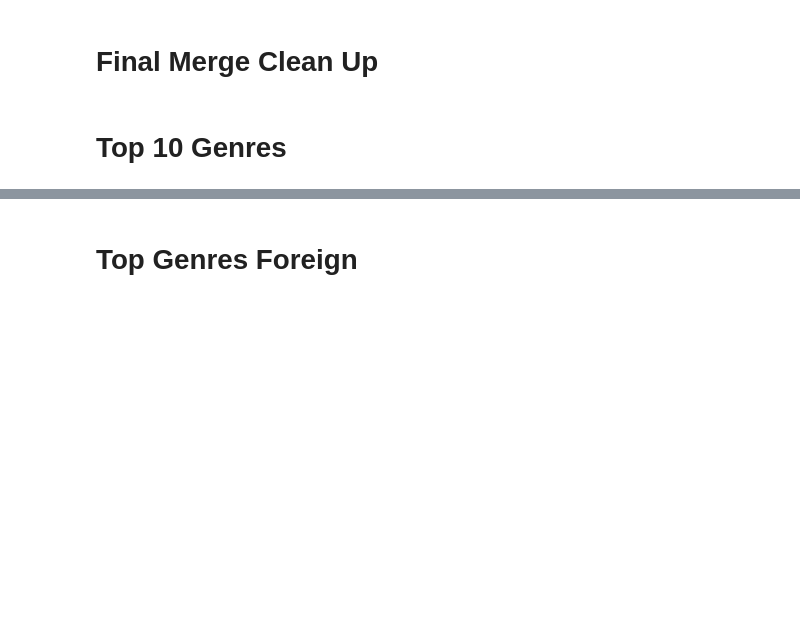
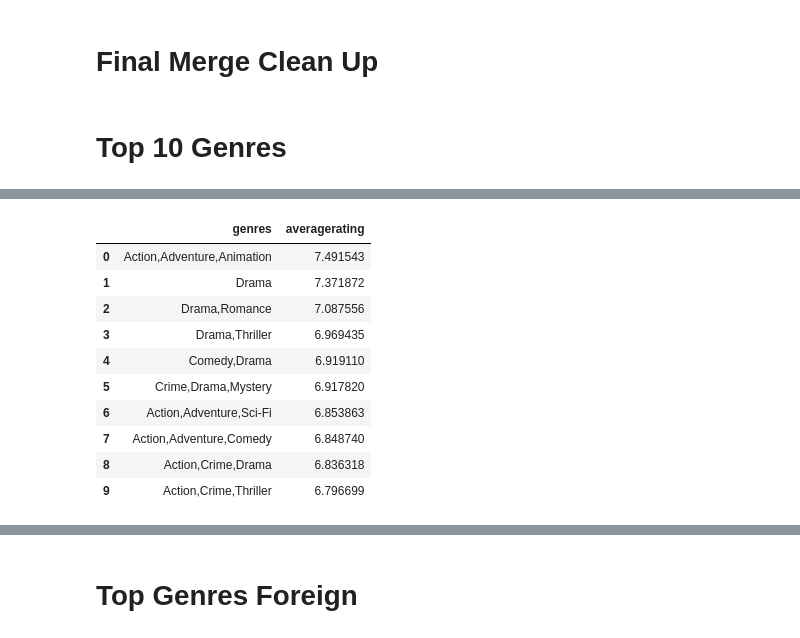
Before and after one commit to kyledufrane/Microsoft_Movie_Analysis, a Jupyter notebook: working_notebooks/updated_imdb.ipynb, the cells around one changed output, grey strips where cells are left out. Saved outputs shown, nothing was run; the diff lists cells and outputs as text; code cells hidden in the pictures; blank space fills up the shorter version.

```diff
--- a/working_notebooks/updated_imdb.ipynb
+++ b/working_notebooks/updated_imdb.ipynb
@@ -524,32 +524,32 @@ final_merge.drop('directors_y', 1, inplace=True)
 # %% [markdown]
 # Top 10 Genres
 # %%
-# Filtering genres by value counts
-list_of_genres = final_merge['genres'].value_counts()[:50]
+def top_10_genres(genre):
+    # Filtering genres by value counts
+    list_of_genres = final_merge['genres'].value_counts()[:50]
 
-#All genres with a total number of votes greater than 30000
-all_genres = final_merge[(final_merge['genres'].isin(list_of_genres.index)) &\
-                         (final_merge['numvotes'] >= 30000)&\
-                         (final_merge['start_year'] >= 2010)]
+    #All genres with a total number of votes greater than 30000
+    all_genres  = genre[(genre['genres'].isin(list_of_genres.index)) &\
+                         (genre['numvotes'] >= 30000)&\
+                         (genre['start_year'] >= 2010)]
 
-#Dropping duplicate tconst values
-genre_drop_duplicates = all_genres.drop_duplicates(subset = 'tconst')
+    #Filtering genre value counts based on above filter
+    all_genre = all_genres['genres'].value_counts()
 
-#Filtering genre value counts based on above filter
-all_genres = genre_drop_duplicates['genres'].value_counts()
+    #Filtering genres based on total value counts greater than their mean
+    all_genres_greater_mean = all_genre.values >= all_genre.values.mean()
 
-#Filtering genres based on total value counts greater than 20 (mean = 20.32608695652174)
-all_genres_greater_100 = all_genres.values >= 20
+    #Filtering genres with a count over 20 against the all_genres filter
+    the_genres_name = all_genre[all_genres_greater_mean]
 
-#Filtering genres with a count over 20 against the all_genres filter
-the_genres_name = all_genres[all_genres_greater_100]
+    #Filtering the_genres_name against the complete dataset
+    filter_with_full_table = all_genres[(all_genres['genres'].isin(the_genres_name.index))]
 
-#Filtering the_genres_name against the complete dataset
-filter_with_full_table = final_merge[(final_merge['genres'].isin(the_genres_name.index))]
+    #Creating a table of top 10 genres
+    top_10_genres = pd.DataFrame(filter_with_full_table.groupby('genres')['averagerating'].mean().sort_values(ascending = False))[:10]
 
-#Creating a table of top 10 genres excluding the top 6 which are documentaries or biographies
-top_10_genres = pd.DataFrame(filter_with_full_table.groupby('genres')['averagerating'].mean().sort_values(ascending = False))[:10]
+    #Resetting the index
+    top_10_genres = top_10_genres.reset_index()
 
-#Resetting the index
-top_10_genres = top_10_genres.reset_index()
-top_10_genres
+    #Finding results
+    return top_10_genres
@@ -612,0 +556,14 @@ top_10_genres_us
+# %%
+top_10_genres(final_merge)
+# %% [output]
+|  | genres | averagerating |
+| 0 | Action,Adventure,Animation | 7.491543 |
+| 1 | Drama | 7.371872 |
+| 2 | Drama,Romance | 7.087556 |
+| 3 | Drama,Thriller | 6.969435 |
+| 4 | Comedy,Drama | 6.919110 |
+| 5 | Crime,Drama,Mystery | 6.917820 |
+| 6 | Action,Adventure,Sci-Fi | 6.853863 |
+| 7 | Action,Adventure,Comedy | 6.848740 |
+| 8 | Action,Crime,Drama | 6.836318 |
+| 9 | Action,Crime,Thriller | 6.796699 |
```
Also changed, not shown: parts of 43 cells of this notebook.
